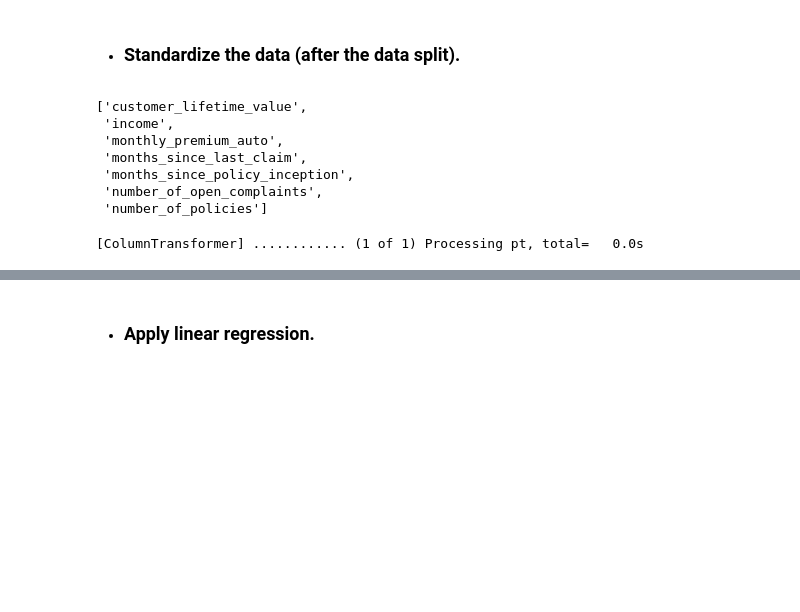
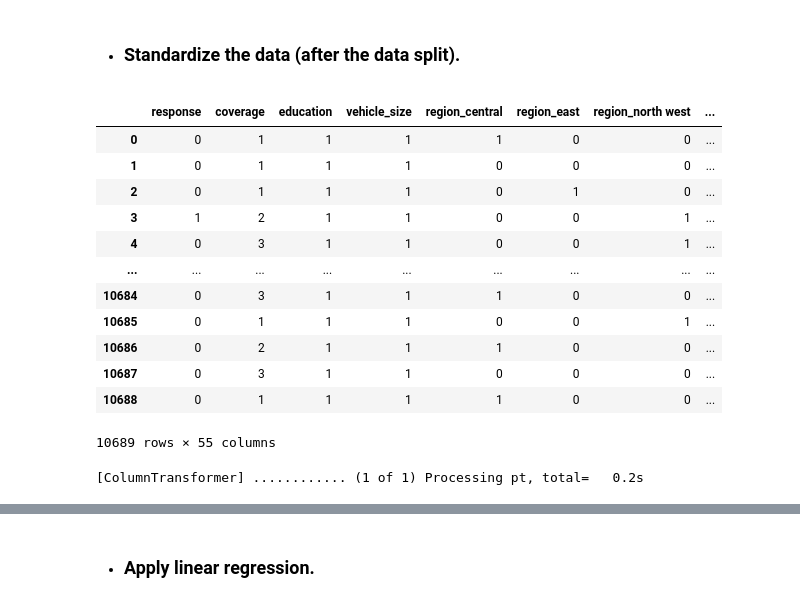
Before and after one commit to vlad-lis/Ironhack-Labs, a Jupyter notebook: Week4/Day1,2/Lab - data transformation.ipynb, the cells around one changed output, grey strips where cells are left out. Saved outputs shown, nothing was run; the diff lists cells and outputs as text; code cells hidden in the pictures; blank space fills up the shorter version.

```diff
--- a/Week4/Day1,2/Lab - data transformation.ipynb
+++ b/Week4/Day1,2/Lab - data transformation.ipynb
@@ -179,26 +194,37 @@ X_train = pd.DataFrame(X_train)
 X_test = pd.DataFrame(X_test)
 # %% [markdown]
 * ### Standardize the data (after the data split).
+# %%
+df
+# %% [output]
+|  | response | coverage | education | vehicle_size | region_central | region_east | region_north west | ... |
+| 0 | 0 | 1 | 1 | 1 | 1 | 0 | 0 | ... |
+| 1 | 0 | 1 | 1 | 1 | 0 | 0 | 0 | ... |
+| 2 | 0 | 1 | 1 | 1 | 0 | 1 | 0 | ... |
+| 3 | 1 | 2 | 1 | 1 | 0 | 0 | 1 | ... |
+| 4 | 0 | 3 | 1 | 1 | 0 | 0 | 1 | ... |
+| ... | ... | ... | ... | ... | ... | ... | ... | ... |
+| 10684 | 0 | 3 | 1 | 1 | 1 | 0 | 0 | ... |
+| 10685 | 0 | 1 | 1 | 1 | 0 | 0 | 1 | ... |
+| 10686 | 0 | 2 | 1 | 1 | 1 | 0 | 0 | ... |
+| 10687 | 0 | 3 | 1 | 1 | 0 | 0 | 0 | ... |
+| 10688 | 0 | 1 | 1 | 1 | 1 | 0 | 0 | ... |
+10689 rows × 55 columns
 # %%
-numeric_columns_X = list(numeric.drop('total_claim_amount', axis=1).columns)
-numeric_columns_X
+columns_X = list(df.drop('total_claim_amount', axis=1).columns)
+
+# numeric_columnsX = list(numeric.drop('total_claim_amount', axis=1).columns)
+# categorical_columnsX = list(categorical.columns)
-# %% [output]
-['customer_lifetime_value',
- 'income',
- 'monthly_premium_auto',
- 'months_since_last_claim',
- 'months_since_policy_inception',
- 'number_of_open_complaints',
- 'number_of_policies']
 # %%
 pt = PowerTransformer()
+ct = ColumnTransformer([("pt", pt, columns_X)],
+                        #("cat", pass, categorical_columnsX)],
+                        remainder='drop',verbose_feature_names_out=True,verbose=True).fit(X_train)
 
-ct = ColumnTransformer([("pt", pt, numeric_columns_X)],
-                        remainder='drop',verbose_feature_names_out=True,verbose=True).fit(X_train)
 
 X_train_ct = pd.DataFrame(ct.transform(X_train),columns=ct.get_feature_names_out())
 X_test_ct = pd.DataFrame(ct.transform(X_test),columns=ct.get_feature_names_out())
 # %% [output]
-[ColumnTransformer] ............ (1 of 1) Processing pt, total=   0.0s
+[ColumnTransformer] ............ (1 of 1) Processing pt, total=   0.2s
 # %%
 X_train = pd.DataFrame(X_train_ct)
```
Also changed, not shown: parts of 16 cells of this notebook, 2 other files.
